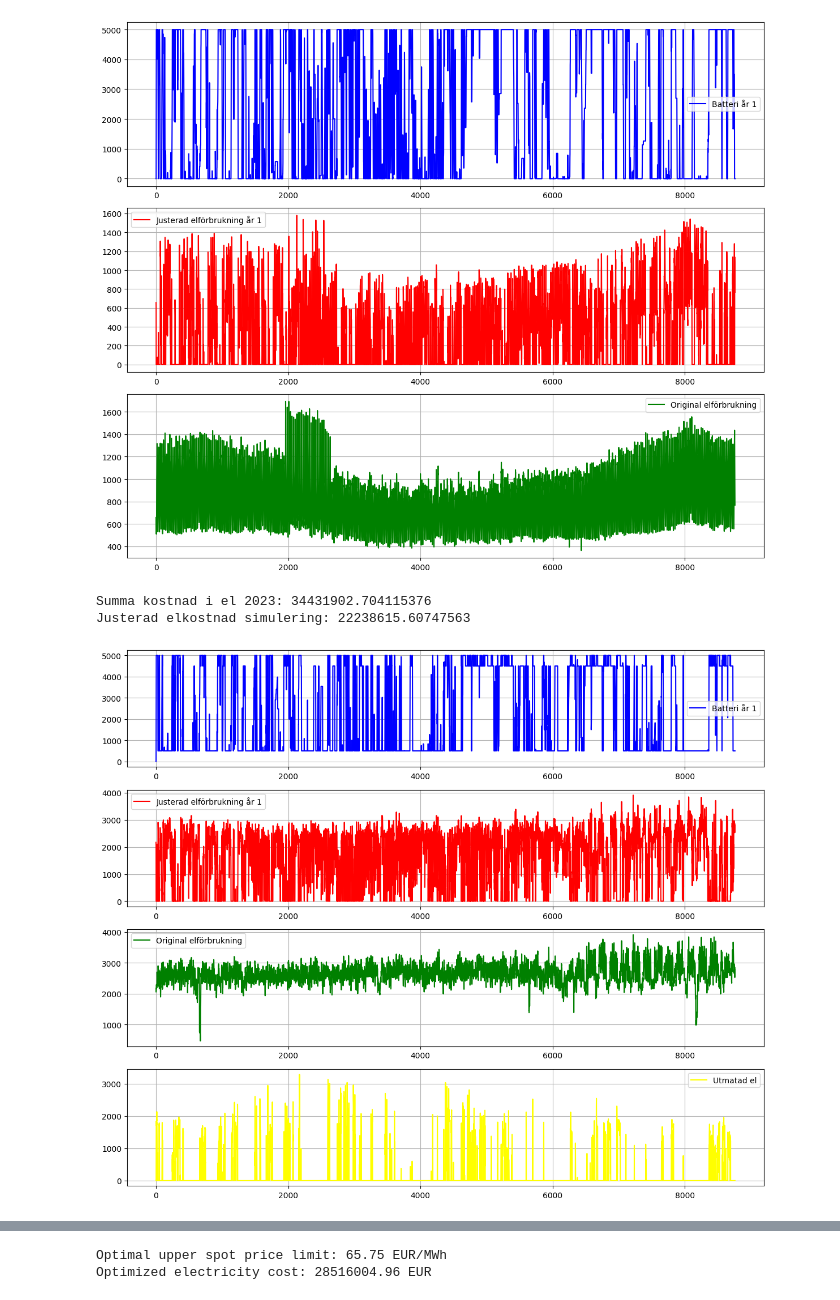
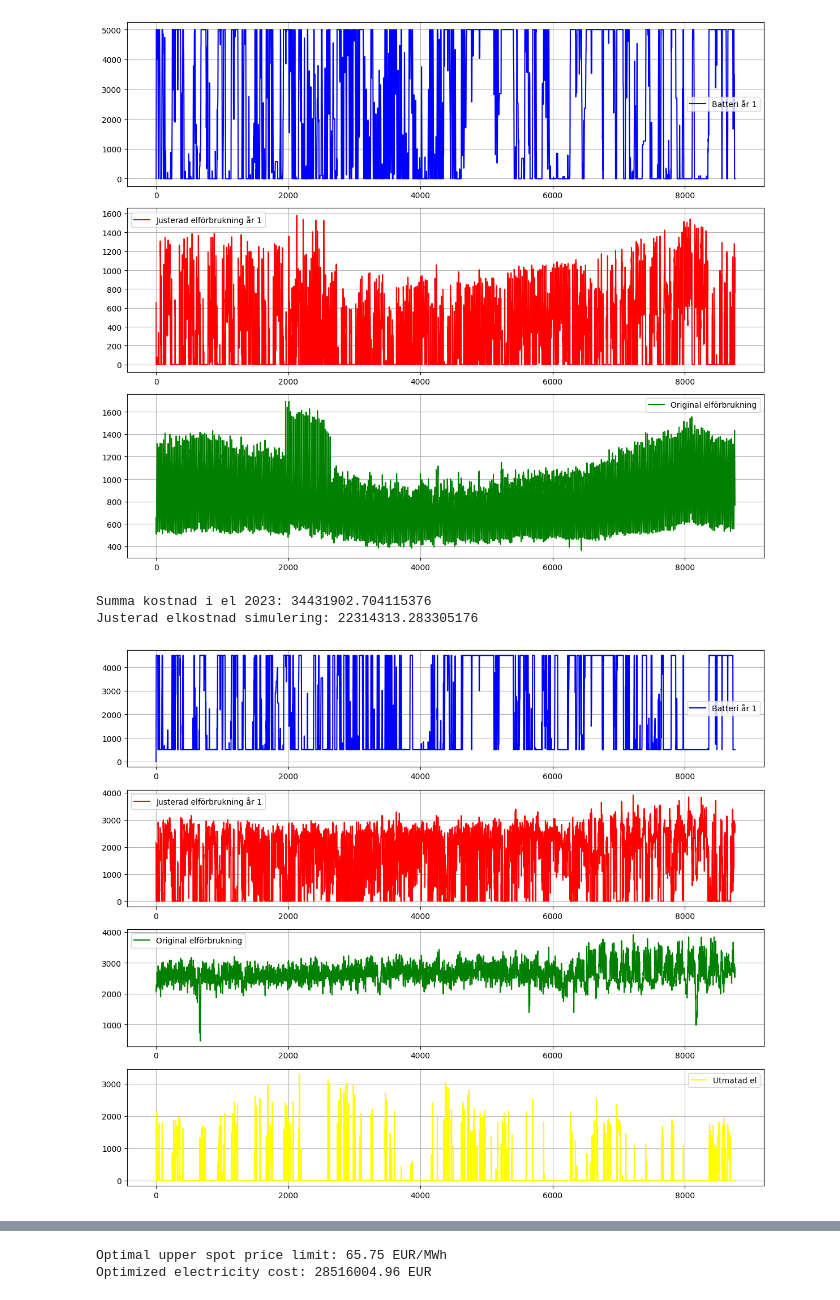
Before and after one commit to Jakobthuresson/Energigemenskaper, a Jupyter notebook: NyEGScript.ipynb, the cells around one changed output, grey strips where cells are left out. Cells and saved outputs as stored; diff of their text form; code cells hidden in the pictures.

```diff
--- a/NyEGScript.ipynb
+++ b/NyEGScript.ipynb
@@ -208,9 +208,9 @@ for tid, prod, söomr, spot in zip(Spotpris.index, Prod, SöOmr, Spot):
 
     if diff <= 0:
         # Om solproduktionen är större än förbrukningen, ladda batteriet istället för att spara negativa värden
-        batteriKapacitet = min(batteriKapacitet - diff, batteriMaxKapacitet)  # -diff eftersom diff är negativ
+        batteriKapacitet = min(batteriKapacitet - diff, max_battery_level)  # -diff eftersom diff är negativ
         elförbrukning.append(0)  # Vi behöver inte köpa el
-        utmatning.append(max(0,batteriKapacitet - diff - batteriMaxKapacitet))
+        utmatning.append(max(0,batteriKapacitet - diff - max_battery_level))
         köptaTimmar.append((tid,0))
     else:
         if spot <= 35 and prod > 0:
@@ -256,32 +256,32 @@ elförbrukning_df.set_index("Tid", inplace=True)
 elförbrukning_köpt = elförbrukning_df.loc[köptaTimmar_df.index]
 
 # Beräkna elhandelskostnaden: Spotpris * elförbrukning
 elhandelskostnad_köpt = (köptaTimmar_df["Spotpris"] * elförbrukning_köpt["elförbrukning"]).sum() / 100
 
 # Beräkna den justerade energiskatten
 total_elförbrukning = sum(elförbrukning)
 JusteradEnergiskatt = (total_elförbrukning * 43.9) / 100
 
 # Beräkna den justerade elkostnaden
 summaJusteradElkostnad = 1.25 * (JusteradEnergiskatt + elhandelskostnad_köpt)
 print("Justerad elkostnad simulering:", summaJusteradElkostnad)
 
 
 # ----------------------- PLOTTING RESULTS -----------------------
 fig, ax = plt.subplots(4, 1, figsize=(12, 10))
 
 ax[0].plot(battery_values, label='Batteri år 1', color='blue')
 ax[1].plot(elförbrukning, label='Justerad elförbrukning år 1', color='red')
 ax[2].plot(original_consumption, label='Original elförbrukning', color='green')
 ax[3].plot(utmatning, label='Utmatad el', color='yellow')
 
 for a in ax:
     a.legend()
     a.grid(True)
 
 plt.tight_layout()
 plt.show()
 # %% [output]
 Summa kostnad i el 2023: 34431902.704115376
-Justerad elkostnad simulering: 22238615.60747563
+Justerad elkostnad simulering: 22314313.283305176
-[figure, old version]
+[figure, new version]
```
Also changed, not shown: parts of 1 cell of this notebook, 2 other files.
